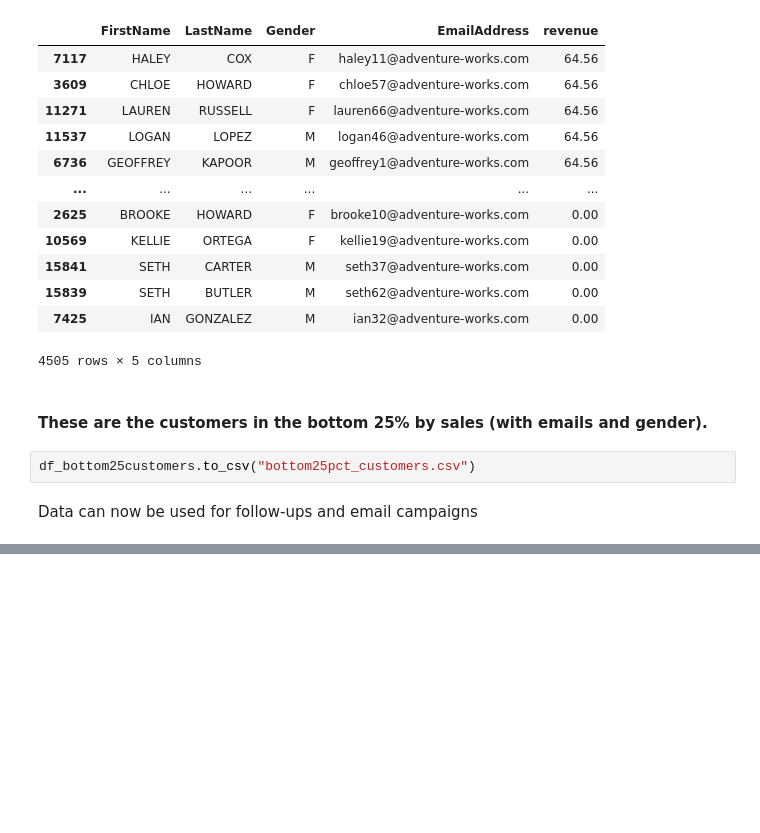
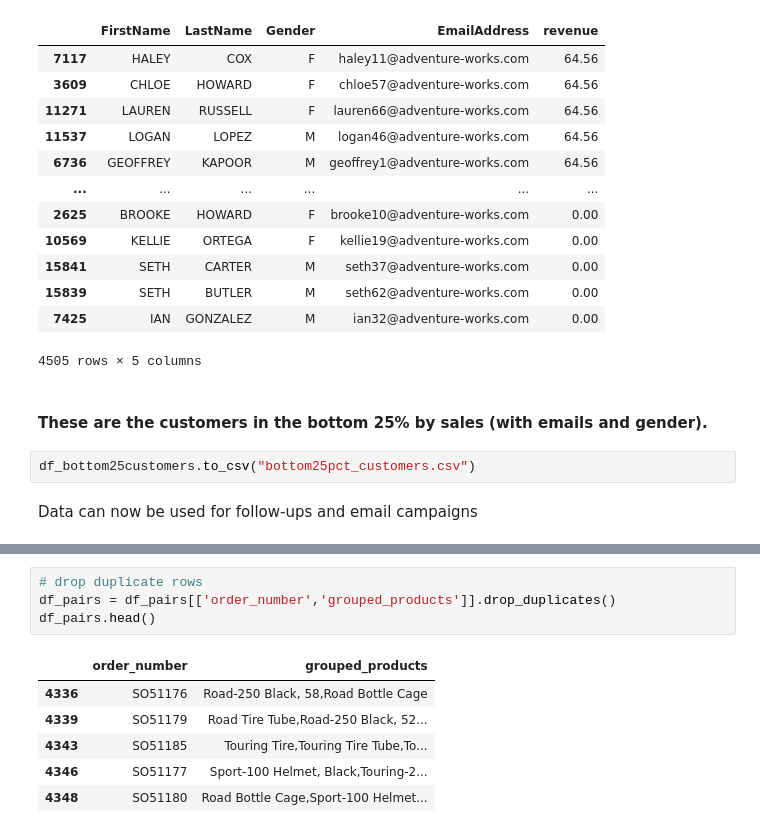
Before and after one commit to donchi/portfolio, a Jupyter notebook: Sales and Customer Analysis - Python/scripts/Sales and Customer Analysis.ipynb, the cells around one changed output, grey strips where cells are left out. Cells and saved outputs as stored; diff of their text form; blank space fills up the shorter version.

```diff
--- a/Sales and Customer Analysis - Python/scripts/Sales and Customer Analysis.ipynb
+++ b/Sales and Customer Analysis - Python/scripts/Sales and Customer Analysis.ipynb
@@ -389,0 +424,11 @@ Data can now be used for follow-ups and email campaigns
+# %%
+# drop duplicate rows
+df_pairs = df_pairs[['order_number','grouped_products']].drop_duplicates()
+df_pairs.head()
+# %% [output]
+|  | order_number | grouped_products |
+| 4336 | SO51176 | Road-250 Black, 58,Road Bottle Cage |
+| 4339 | SO51179 | Road Tire Tube,Road-250 Black, 52... |
+| 4343 | SO51185 | Touring Tire,Touring Tire Tube,To... |
+| 4346 | SO51177 | Sport-100 Helmet, Black,Touring-2... |
+| 4348 | SO51180 | Road Bottle Cage,Sport-100 Helmet... |
```
Also changed, not shown: parts of 16 cells of this notebook, 1 other file.
